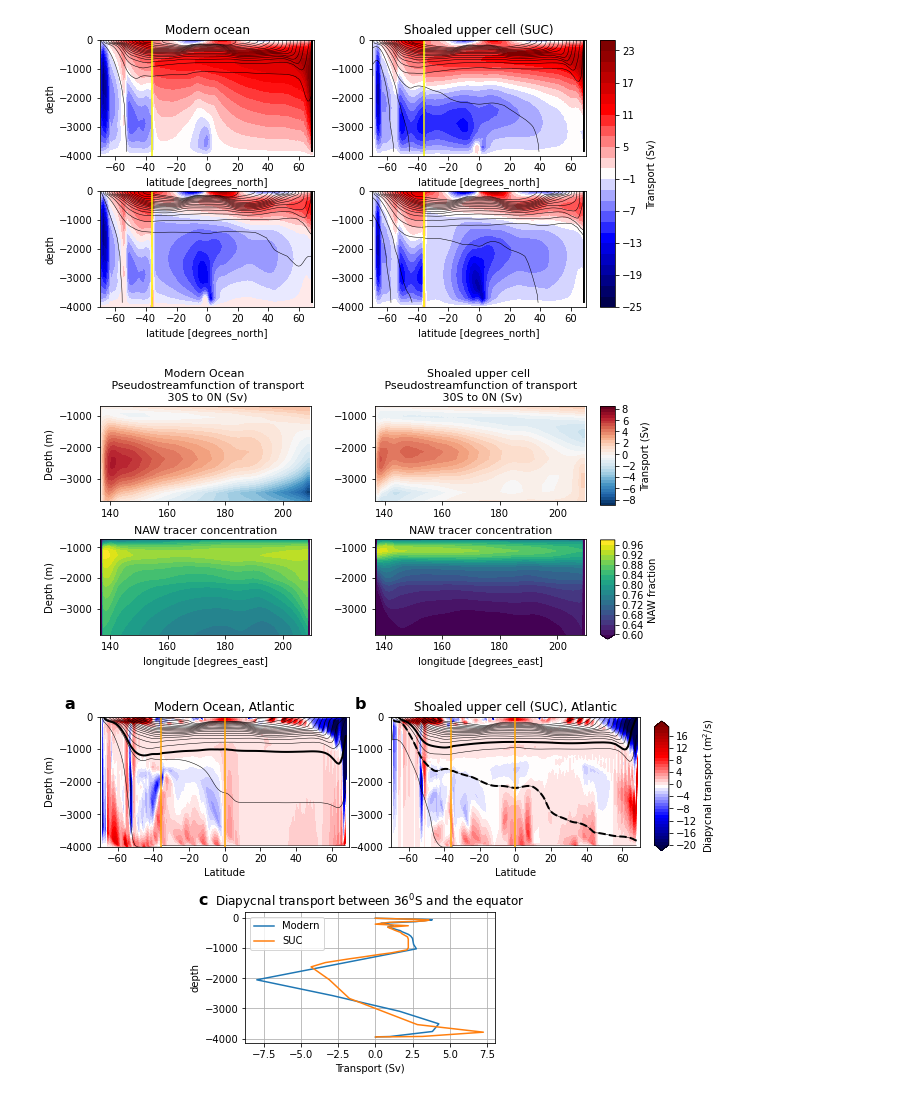
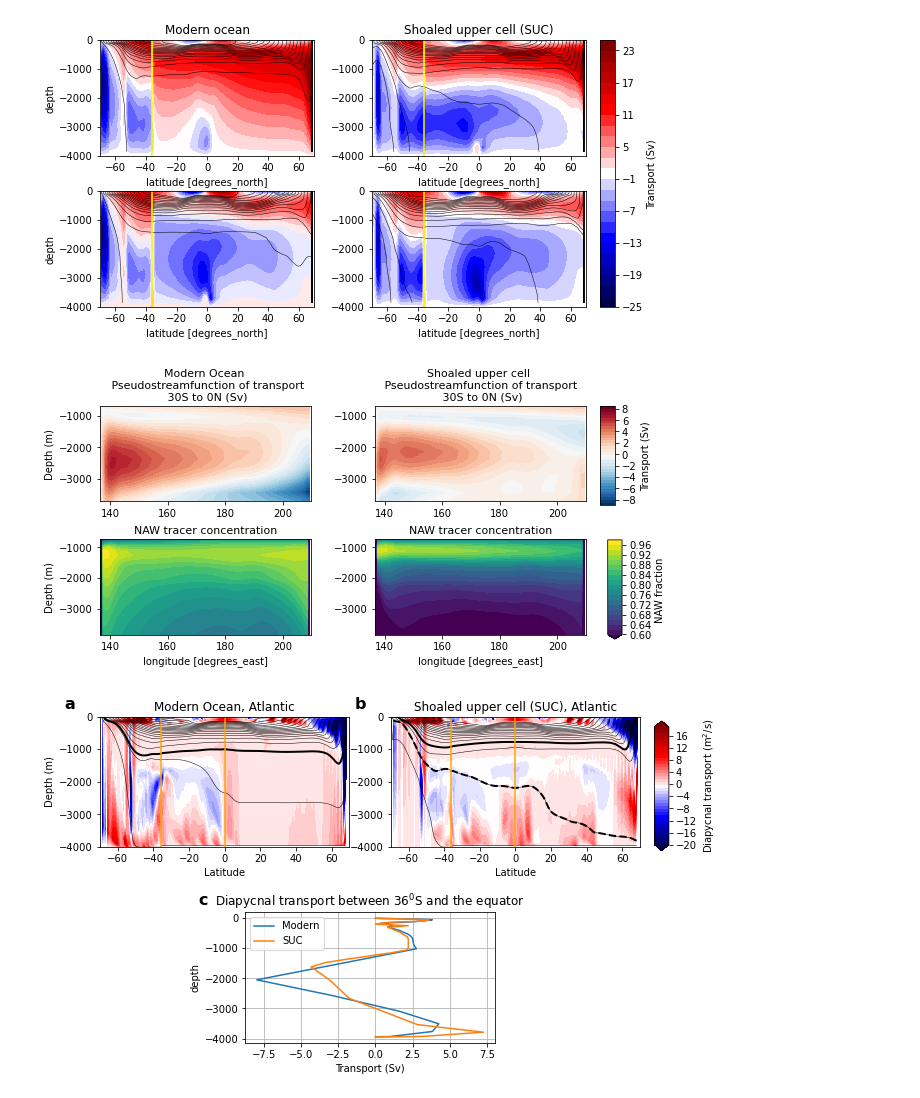
Before and after one commit to anthony-meza/test_age_framework, a Jupyter notebook: LGM.ipynb, the cells around one changed output. Saved outputs shown, nothing was run; the diff lists cells and outputs as text; code cells hidden in the pictures.

```diff
--- a/LGM.ipynb
+++ b/LGM.ipynb
@@ -9,14 +9,14 @@ from xlayers.core import layers_apply
 import numpy as np
 # %%
 #load mitgcm output where \kappa_{redi}=50 (modern)
-datadir='tracers_mod_LGM/diffusion_50'
+datadir='/Users/boerzhang/Desktop/ocean_project/tracers_mod_LGM_jones/diffusion_50'
 iters=range(54150000,54300000,150000)
 prefixes=['tracer1','tracer2','layersDiags','dyn','gm']
 ds50=xmitgcm.open_mdsdataset(datadir,prefix=prefixes,iters=iters)
 grid = xgcm.Grid(ds50, periodic=['X'])
 # %%
 #load mitgcm output where \kappa_{redi}=500 (modern)
-datadir='tracers_mod_LGM/diffusion_500'
+datadir='/Users/boerzhang/Desktop/ocean_project/tracers_mod_LGM_jones/diffusion_500'
 iters=range(54150000,54300000,150000)
 prefixes=['tracer1','tracer2']
 ds500=xmitgcm.open_mdsdataset(datadir,prefix=prefixes,iters=iters)
@@ -28,14 +28,14 @@ prefixes=['tracer1','tracer2']
 ds5000=xmitgcm.open_mdsdataset(datadir,prefix=prefixes,iters=iters)
 # %%
 #load mitgcm output where \kappa_{redi}=50 (SUC)
-datadir='tracers_mod_LGM/LGM50'
+datadir='/Users/boerzhang/Desktop/ocean_project/tracers_mod_LGM_jones/LGM50'
 iters=range(64800000,64850000,150000)
 prefixes=['tracer1','layersDiags','dyn','tracer2','gm']
 dsLGM50=xmitgcm.open_mdsdataset(datadir,prefix=prefixes,iters=iters)
 grid2 = xgcm.Grid(dsLGM50, periodic=['X'])
 # %%
 #load mitgcm output where \kappa_{redi}=500 (SUC)
-datadir='tracers_mod_LGM/LGM500'
+datadir='/Users/boerzhang/Desktop/ocean_project/tracers_mod_LGM_jones/LGM500'
 iters=range(64800000,64850000,150000)
 prefixes=['tracer1','tracer2']#
 dsLGM500=xmitgcm.open_mdsdataset(datadir,prefix=prefixes,iters=iters)
@@ -244,34 +283,34 @@ fig.savefig('overturning_depth.pdf', bbox_inches='tight')
 # %%
 #Plot figure 6
 fig, ax = plt.subplots(2,2,figsize=(10,6))
 ((ds50.WVEL[0,16:,41:72,137:]*ds50.rA[41:72,137:]).sum('YC').cumsum('XC')/10**6).plot.contourf(ax=ax[0,0],levels=np.arange(-9,9,0.5),add_colorbar=False)
 ax[0,0].set_xlim(136.5,210)
 ax[0,0].set_xlabel('')
 ax[0,0].set_ylabel('Depth (m)')
 ax[0,0].set_title('Modern Ocean \n Pseudostreamfunction of transport\n 30S to 0N (Sv)', fontsize=11)
 ds500.TRAC01[0,16:,41:72,137:].mean('YC').plot.contourf(ax=ax[1,0],levels=np.arange(0.6,1,0.02),add_colorbar=False)
 ax[1,0].set_title('NAW tracer concentration', fontsize=11)
 ax[1,0].set_xlim(136.5,210)
 ax[1,0].set_ylabel('Depth (m)')
 im=((dsLGM50.WVEL[0,16:,41:72,137:]*ds500.rA[41:72,137:]).sum('YC').cumsum('XC')/10**6).plot.contourf(ax=ax[0,1],levels=np.arange(-9,9,0.5),add_colorbar=False)
 
 ax[0,1].set_xlim(136.5,210)
 ax[0,1].set_xlabel('')
 ax[0,1].set_ylabel('')
 ax[0,1].set_title('Shoaled upper cell \n Pseudostreamfunction of transport \n 30S to 0N (Sv)', fontsize=11)
 im2=dsLGM500.TRAC01[0,16:,41:72,137:].mean('YC').plot.contourf(ax=ax[1,1],levels=np.arange(0.6,1,0.02),add_colorbar=False)
 ax[1,1].set_xlim(136.5,210)
 ax[1,1].set_title('NAW tracer concentration', fontsize=11)
 ax[1,1].set_ylabel('')
 fig.subplots_adjust(hspace=0.4, wspace=0.3,bottom = 0.35)
 fig.subplots_adjust(right=0.8)
 cbar_ax = fig.add_axes([0.82, 0.65, 0.02, 0.23])
 fig.colorbar(im, cax=cbar_ax,label='Transport (Sv)')
-cbar_ax = fig.add_axes([0.82, 0.34, 0.02, 0.23])
+cbar_ax = fig.add_axes([0.83, 0.34, 0.02, 0.23])
 fig.colorbar(im2, cax=cbar_ax,label='NAW fraction')
 fig.savefig('zonal_view.pdf', bbox_inches='tight')
 # %% [output]
-[figure, old version]
+[figure, new version]
 # %%
 varpi = ((grid.diff(grid.cumsum(ds50.LaUH1RHO,'1RHO',boundary='fill')*ds50.dyG, 'X',boundary='fill') +
              grid.diff(grid.cumsum(ds50.LaVH1RHO,'1RHO',boundary='fill')*ds50.dxG, 'Y',boundary='fill'))
```
Also changed, not shown: parts of 5 cells of this notebook.
